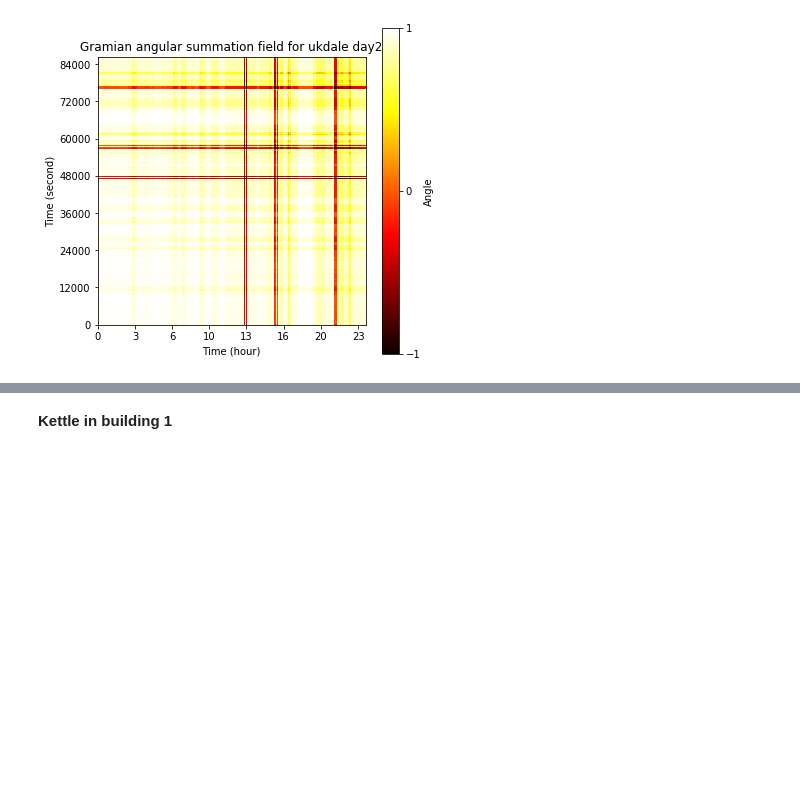
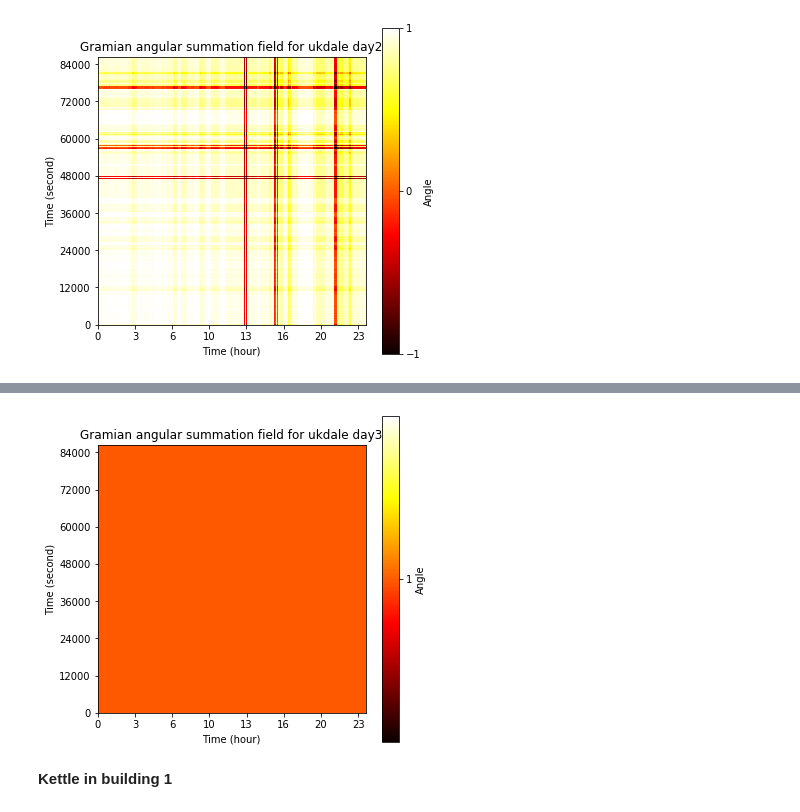
Before and after one commit to Gracepicharporn/Data-Science-project, a Jupyter notebook: nilmtk_UK-DALE.ipynb, the cells around one changed output, grey strips where cells are left out. Drawn from its saved outputs; the diff is of its cells as text; code cells hidden in the pictures; blank space fills up the shorter version.

Commit message:
fix error the function for creating image

```diff
--- a/nilmtk_UK-DALE.ipynb
+++ b/nilmtk_UK-DALE.ipynb
@@ -362,3 +362,5 @@ plt.title('Gramian angular summation field for ukdale day2')
 plt.show()
 # %% [output]
 [figure]
+# %%
+ukdale_power_24_day3 = ukdale_allpowerseries_building1['2012-11-25 00:00:00': '2012-11-25 23:59:59'].fillna(0)
@@ -365,3 +384,25 @@ plt.show()
+# %%
+gasf = GramianAngularField( method='summation')
+ukdale_gasf_day3 = gasf.fit_transform(np.array(ukdale_power_24_day3['power_active']).reshape((1,-1)))
+# %%
+fig, ax = plt.subplots(figsize=(6, 6))
+plt.imshow(ukdale_gasf_day3[0], cmap='hot',interpolation='nearest')
+color_bar = plt.colorbar(ticks=[-1.0,0.0,1.0])
+color_bar.set_label('Angle')
+color_bar.ax.set_xticklabels(['-1.0', '0.0', '1.0'])
+plt.xlabel('Time (hour)')
+xticks = ax.get_xticks()
+yticks = ax.get_yticks()
+ax.autoscale(False)
+ax.xaxis.set_ticklabels(scale_xaxis(xticks))
+ax.yaxis.set_ticklabels(scale_yaxis(xticks))
+#plt.xlim([0, len(ukdale_gasf)*6])
+plt.ylabel('Time (second)')
+plt.gca().invert_yaxis()
+plt.title('Gramian angular summation field for ukdale day3')
+plt.show()
+# %% [output]
+[figure, added]
 # %% [markdown]
 **Kettle in building 1**
 # %%
```
Also changed, not shown: parts of 5 cells of this notebook.
